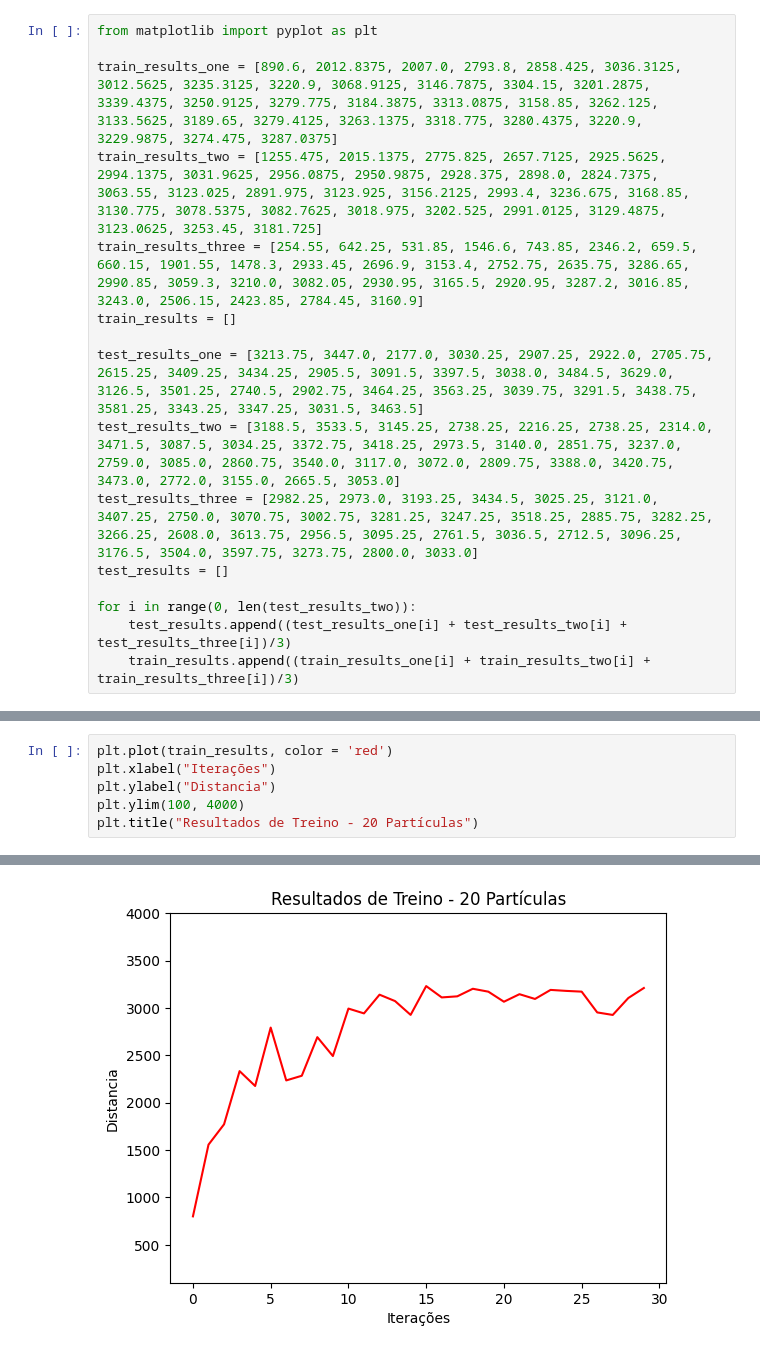
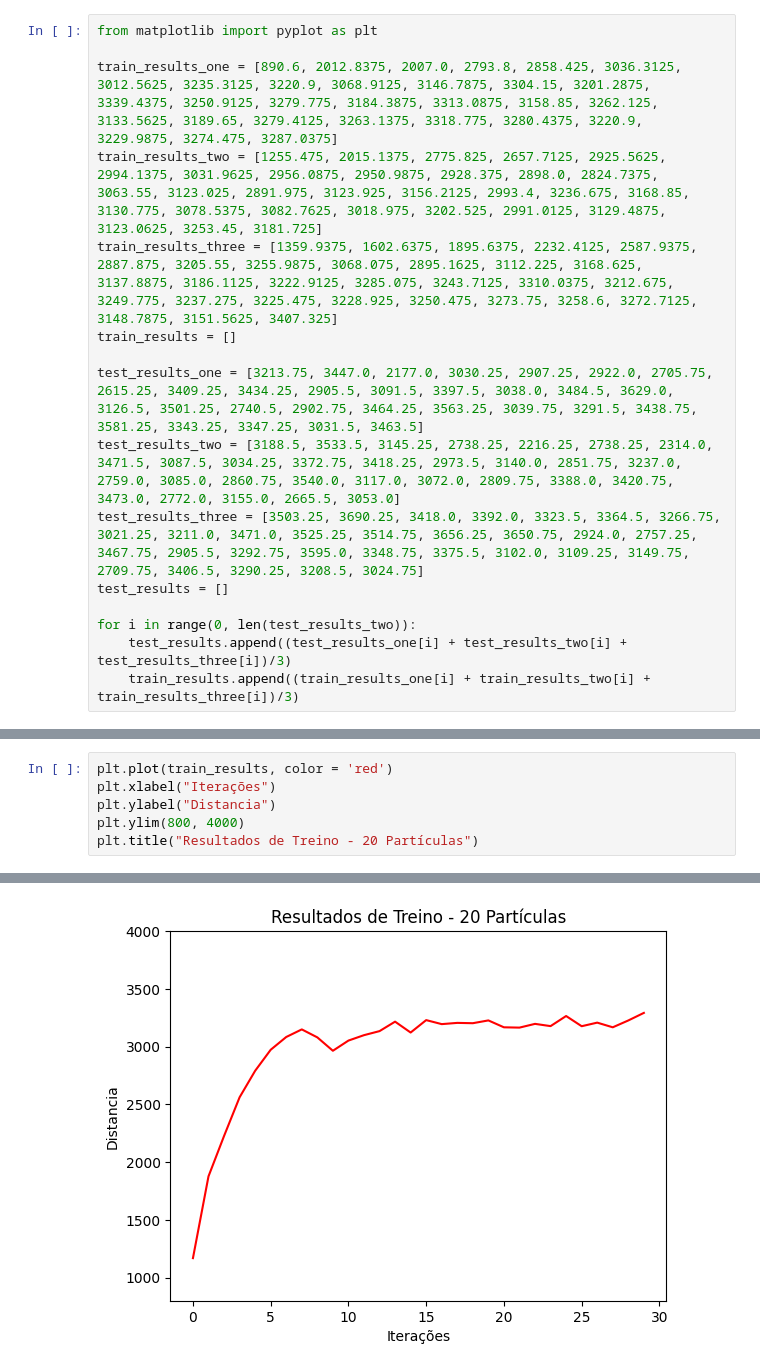
Before and after one commit to bmacerbi/Dino_Reinforcement_Learning, a Jupyter notebook: results.ipynb, the cells around one changed output, grey strips where cells are left out. Drawn from its saved outputs; the diff is of its cells as text.

Commit message:
last train/test

```diff
--- a/results.ipynb
+++ b/results.ipynb
@@ -3,12 +3,12 @@ from matplotlib import pyplot as plt
 
 train_results_one = [890.6, 2012.8375, 2007.0, 2793.8, 2858.425, 3036.3125, 3012.5625, 3235.3125, 3220.9, 3068.9125, 3146.7875, 3304.15, 3201.2875, 3339.4375, 3250.9125, 3279.775, 3184.3875, 3313.0875, 3158.85, 3262.125, 3133.5625, 3189.65, 3279.4125, 3263.1375, 3318.775, 3280.4375, 3220.9, 3229.9875, 3274.475, 3287.0375]
 train_results_two = [1255.475, 2015.1375, 2775.825, 2657.7125, 2925.5625, 2994.1375, 3031.9625, 2956.0875, 2950.9875, 2928.375, 2898.0, 2824.7375, 3063.55, 3123.025, 2891.975, 3123.925, 3156.2125, 2993.4, 3236.675, 3168.85, 3130.775, 3078.5375, 3082.7625, 3018.975, 3202.525, 2991.0125, 3129.4875, 3123.0625, 3253.45, 3181.725]
-train_results_three = [254.55, 642.25, 531.85, 1546.6, 743.85, 2346.2, 659.5, 660.15, 1901.55, 1478.3, 2933.45, 2696.9, 3153.4, 2752.75, 2635.75, 3286.65, 2990.85, 3059.3, 3210.0, 3082.05, 2930.95, 3165.5, 2920.95, 3287.2, 3016.85, 3243.0, 2506.15, 2423.85, 2784.45, 3160.9]
+train_results_three = [1359.9375, 1602.6375, 1895.6375, 2232.4125, 2587.9375, 2887.875, 3205.55, 3255.9875, 3068.075, 2895.1625, 3112.225, 3168.625, 3137.8875, 3186.1125, 3222.9125, 3285.075, 3243.7125, 3310.0375, 3212.675, 3249.775, 3237.275, 3225.475, 3228.925, 3250.475, 3273.75, 3258.6, 3272.7125, 3148.7875, 3151.5625, 3407.325]
 train_results = []
 
 test_results_one = [3213.75, 3447.0, 2177.0, 3030.25, 2907.25, 2922.0, 2705.75, 2615.25, 3409.25, 3434.25, 2905.5, 3091.5, 3397.5, 3038.0, 3484.5, 3629.0, 3126.5, 3501.25, 2740.5, 2902.75, 3464.25, 3563.25, 3039.75, 3291.5, 3438.75, 3581.25, 3343.25, 3347.25, 3031.5, 3463.5]
 test_results_two = [3188.5, 3533.5, 3145.25, 2738.25, 2216.25, 2738.25, 2314.0, 3471.5, 3087.5, 3034.25, 3372.75, 3418.25, 2973.5, 3140.0, 2851.75, 3237.0, 2759.0, 3085.0, 2860.75, 3540.0, 3117.0, 3072.0, 2809.75, 3388.0, 3420.75, 3473.0, 2772.0, 3155.0, 2665.5, 3053.0]
-test_results_three = [2982.25, 2973.0, 3193.25, 3434.5, 3025.25, 3121.0, 3407.25, 2750.0, 3070.75, 3002.75, 3281.25, 3247.25, 3518.25, 2885.75, 3282.25, 3266.25, 2608.0, 3613.75, 2956.5, 3095.25, 2761.5, 3036.5, 2712.5, 3096.25, 3176.5, 3504.0, 3597.75, 3273.75, 2800.0, 3033.0]
+test_results_three = [3503.25, 3690.25, 3418.0, 3392.0, 3323.5, 3364.5, 3266.75, 3021.25, 3211.0, 3471.0, 3525.25, 3514.75, 3656.25, 3650.75, 2924.0, 2757.25, 3467.75, 2905.5, 3292.75, 3595.0, 3348.75, 3375.5, 3102.0, 3109.25, 3149.75, 2709.75, 3406.5, 3290.25, 3208.5, 3024.75]
 test_results = []
 
 for i in range(0, len(test_results_two)):
@@ -29,12 +29,12 @@ Pior Resultado: 2716.25
 # %%
 plt.plot(train_results, color = 'red')
 plt.xlabel("Iterações")
 plt.ylabel("Distancia")
-plt.ylim(100, 4000)
+plt.ylim(800, 4000)
 plt.title("Resultados de Treino - 20 Partículas")
 # %% [output]
 Text(0.5, 1.0, 'Resultados de Treino - 20 Partículas')
-[figure, old version]
+[figure, new version]
 # %%
 plt.plot(test_results, color = 'blue')
 plt.axhline(np.mean(test_results), color='red', linestyle='--', label='Média')
```
Also changed, not shown: parts of 2 cells of this notebook.
